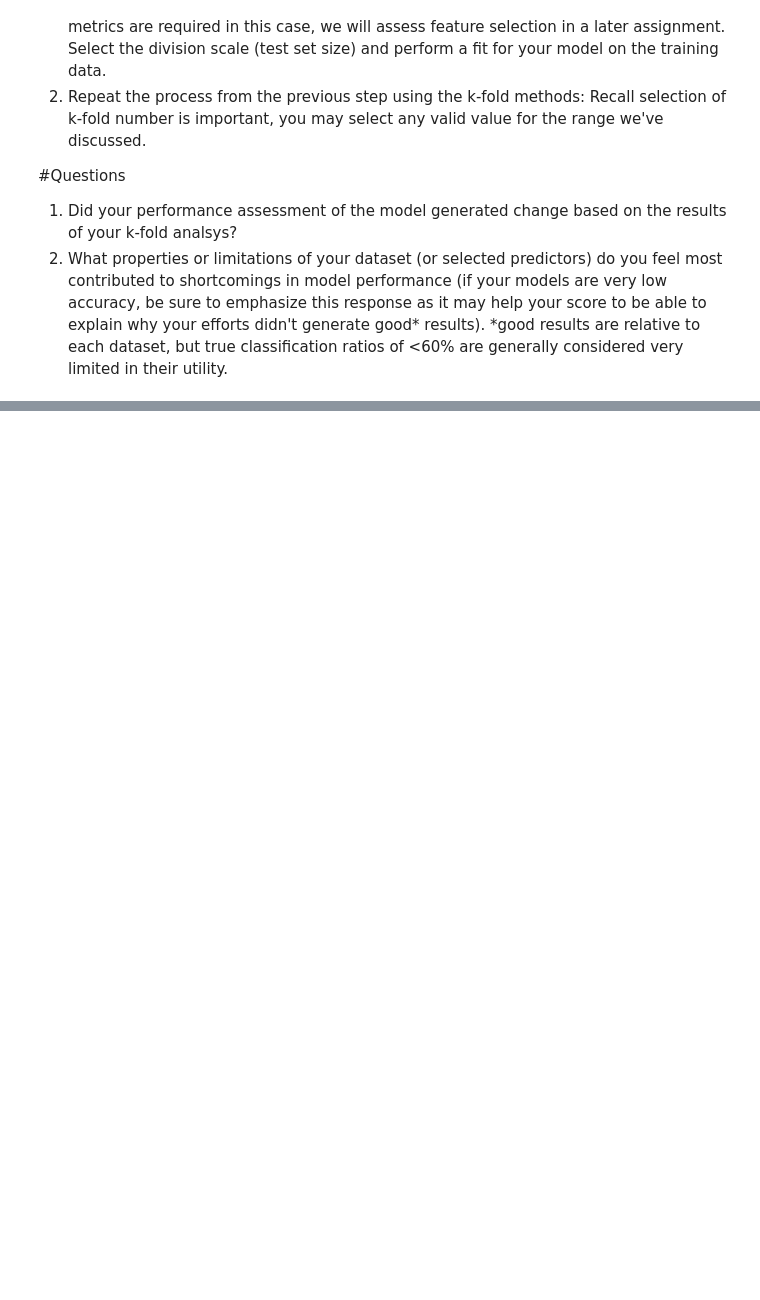
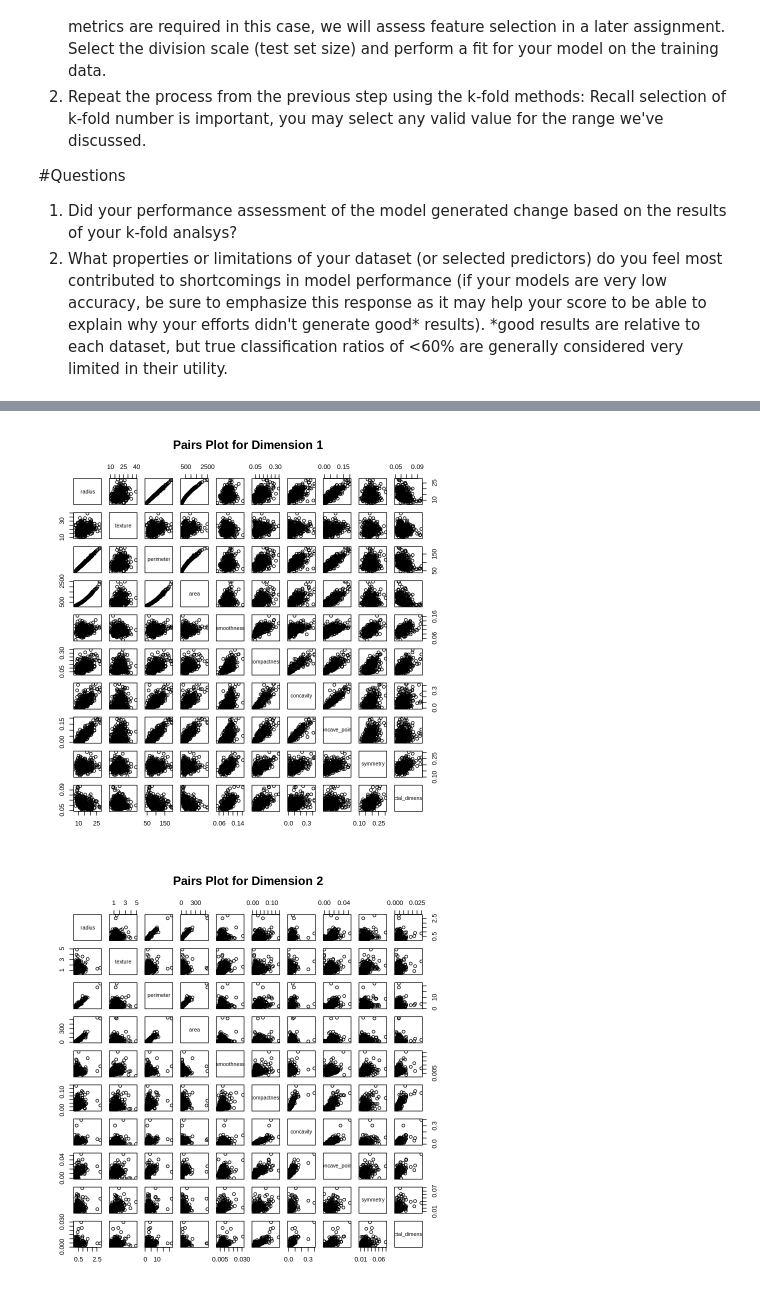
Before and after one commit to joelvinas/COMP-SCI_5565, a Jupyter notebook: Assignment 3/Code/Feature_Selection_&_Classification_Section_2_Classification.ipynb, the cells around one changed output, grey strips where cells are left out. Drawn from its saved outputs; the diff is of its cells as text; code cells hidden in the pictures; blank space fills up the shorter version.

```diff
--- a/Assignment 3/Code/Feature_Selection_&_Classification_Section_2_Classification.ipynb
+++ b/Assignment 3/Code/Feature_Selection_&_Classification_Section_2_Classification.ipynb
@@ -25,0 +108,11 @@ Recall selection of k-fold number is important, you may select any valid value f
+# %%
+#Use plot functions to determine if the distributions are well suited for classification tasks
+# Set par(mfrow = c(1,1)) to display each plot individually for larger size
+par(mfrow = c(1,1))
+pairs(wdbc_data1[, -c(1:2,13)], main = 'Pairs Plot for Dimension 1')
+pairs(wdbc_data2[, -c(1:2,13)], main = 'Pairs Plot for Dimension 2')
+pairs(wdbc_data3[, -c(1:2,13)], main = 'Pairs Plot for Dimension 3')
+par(mfrow = c(1,1)) # Reset plot layout after the last plot
+# %% [output]
+[figure, added]
+[figure, added]
```
Also changed, not shown: parts of 10 cells of this notebook, 1 other file.
